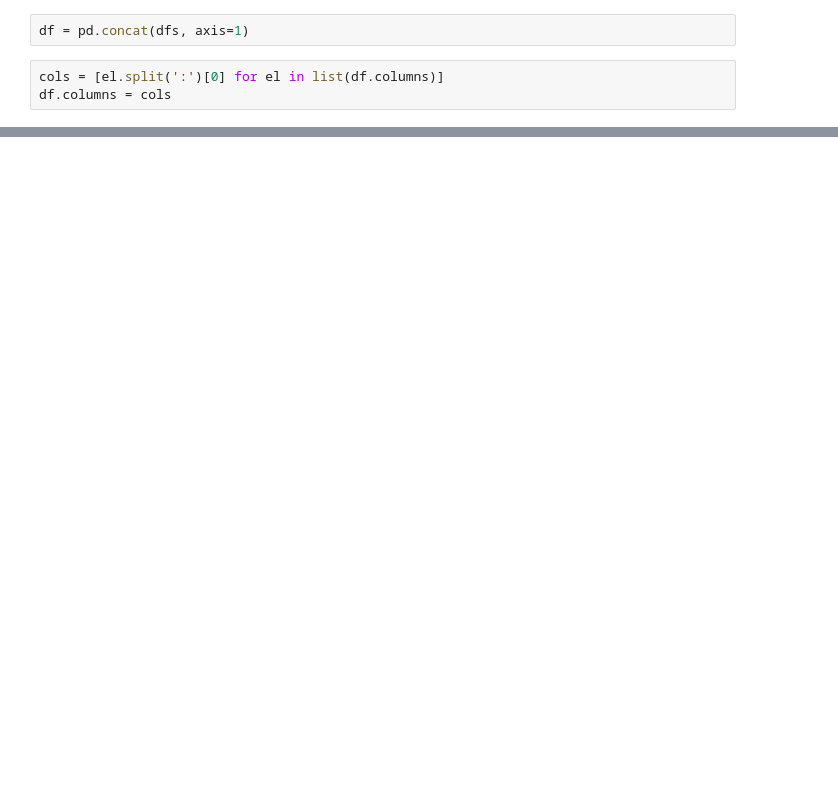
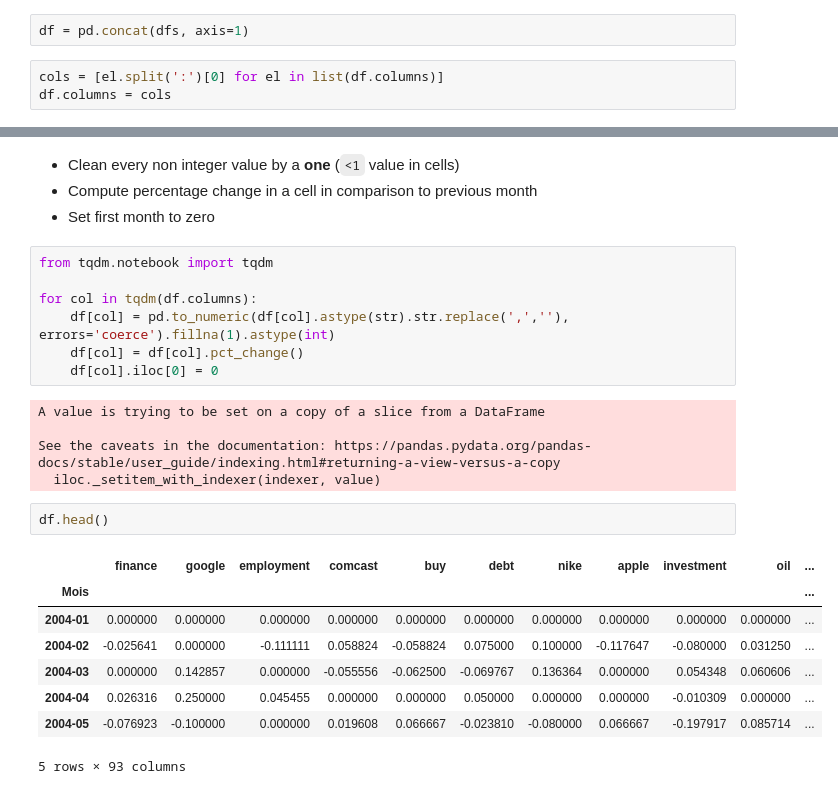
Before and after one commit to epfl-ada/ada-2020-project-milestone-p3-p3_adache, a Jupyter notebook: project.ipynb, the cells around one changed output, grey strips where cells are left out. Drawn from its saved outputs; the diff is of its cells as text; blank space fills up the shorter version.

```diff
--- a/project.ipynb
+++ b/project.ipynb
@@ -185,0 +153,27 @@ df.head()
+# %% [markdown]
+- Clean every non integer value by a **one** (`<1` value in cells)
+- Compute percentage change in a cell in comparison to previous month
+- Set first month to zero
+# %%
+from tqdm.notebook import tqdm
+
+for col in tqdm(df.columns):
+    df[col] = pd.to_numeric(df[col].astype(str).str.replace(',',''), errors='coerce').fillna(1).astype(int)
+    df[col] = df[col].pct_change()
+    df[col].iloc[0] = 0
+# %% [output]
+A value is trying to be set on a copy of a slice from a DataFrame
+
+See the caveats in the documentation: https://pandas.pydata.org/pandas-docs/stable/user_guide/indexing.html#returning-a-view-versus-a-copy
+  iloc._setitem_with_indexer(indexer, value)
+# %%
+df.head()
+# %% [output]
+|  | finance | google | employment | comcast | buy | debt | nike | apple | investment | oil | ... |
+| Mois |  |  |  |  |  |  |  |  |  |  | ... |
+| 2004-01 | 0.000000 | 0.000000 | 0.000000 | 0.000000 | 0.000000 | 0.000000 | 0.000000 | 0.000000 | 0.000000 | 0.000000 | ... |
+| 2004-02 | -0.025641 | 0.000000 | -0.111111 | 0.058824 | -0.058824 | 0.075000 | 0.100000 | -0.117647 | -0.080000 | 0.031250 | ... |
+| 2004-03 | 0.000000 | 0.142857 | 0.000000 | -0.055556 | -0.062500 | -0.069767 | 0.136364 | 0.000000 | 0.054348 | 0.060606 | ... |
+| 2004-04 | 0.026316 | 0.250000 | 0.045455 | 0.000000 | 0.000000 | 0.050000 | 0.000000 | 0.000000 | -0.010309 | 0.000000 | ... |
+| 2004-05 | -0.076923 | -0.100000 | 0.000000 | 0.019608 | 0.066667 | -0.023810 | -0.080000 | 0.066667 | -0.197917 | 0.085714 | ... |
+5 rows × 93 columns
```
Also changed, not shown: parts of 14 cells of this notebook, 1 other file.
